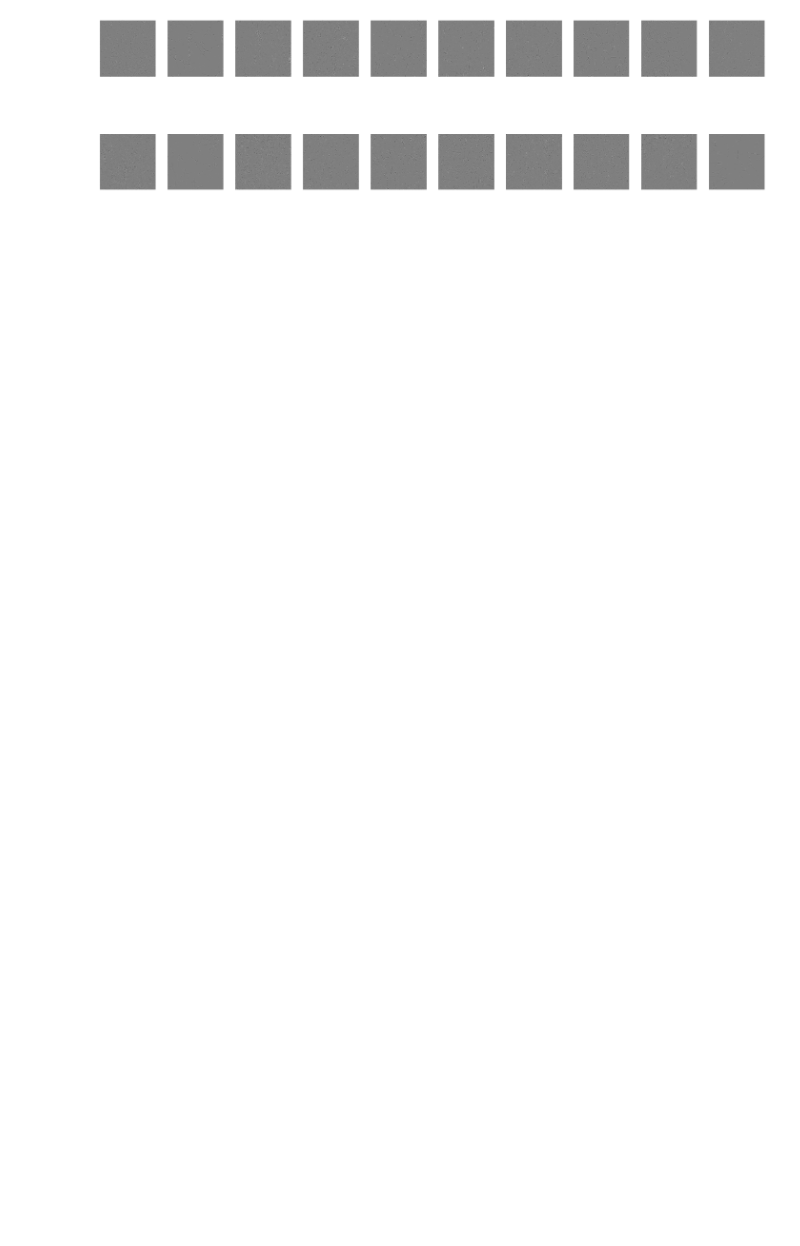
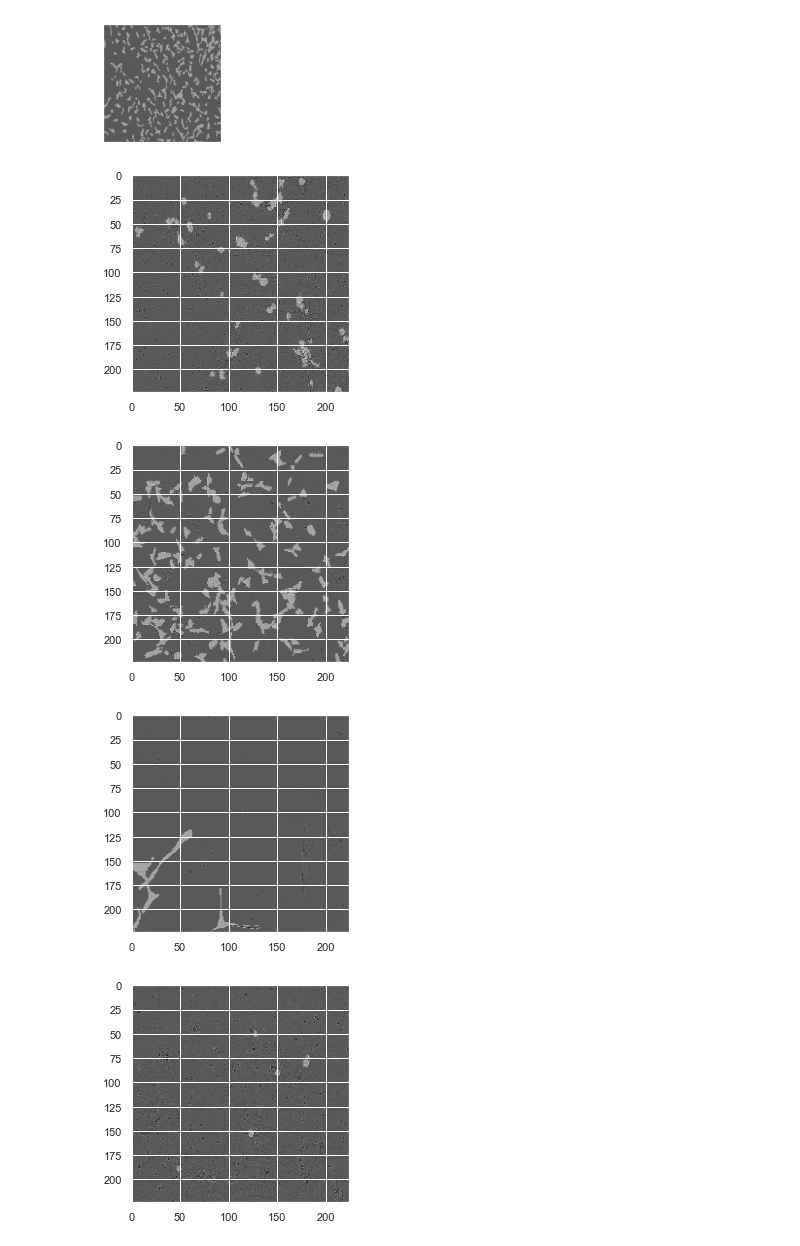
Before and after one commit to nclgbd/Sartorius-Cell-Instance-Segmentation, a Jupyter notebook: Setup-Exploration.ipynb, the cells around one changed output. Drawn from its saved outputs; the diff is of its cells as text; code cells hidden in the pictures; blank space fills up the shorter version.

Commit message:
Got the display to work, though it's displaying oddly. Switched from pandas to vaex (thanks ragepoop). Train function currently broken

```diff
--- a/Setup-Exploration.ipynb
+++ b/Setup-Exploration.ipynb
@@ -57,7 +75,7 @@ ds_train = CellDataset(df_train)
 # %%
 dl_train = DataLoader(
     ds_train,
-    batch_size=64,
+    batch_size=config.BATCH_SIZE,
     num_workers=4,
     pin_memory=True,
     shuffle=False
@@ -88,5 +83,5 @@ def _im_convert(tensor, mean=(0.485, 0.456, 0.406), std=(0.229, 0.224, 0.225)):
 # %%
-def display_dataset(ds, dl):
+def display_dataset(dl):
     """
     Displays the dataset. Useful for making sure your data was loaded properly.
     """
@@ -95,10 +90,10 @@ def display_dataset(ds, dl):
     images, labels = dataiter.next()
     fig = plt.figure(figsize=(25, 8))
 
-    for idx in np.arange(min(64, 20)):
+    for idx in np.arange(min(config.BATCH_SIZE, 20)):
         ax = fig.add_subplot(2, 10, idx+1, xticks=[], yticks=[])
-        plt.imshow(_im_convert(images[idx], mean=config.MEAN, std=config.STD))
+        plt.imshow(im_convert(images[idx], mean=config.MEAN, std=config.STD))
         # plt.show()
-        # plt.imshow(ds[idx][0], alpha=0.3)
-        # plt.show()
+        plt.imshow(im_convert(labels[idx], mean=(0, 0, 0), std=(1, 1, 1)), alpha=0.3)
+        plt.show();
         # ax.set_title(train_utils.classes[labels[idx].numpy()])
@@ -107,4 +100,8 @@ def display_dataset(ds, dl):
 # %%
-display_dataset(ds=ds_train, dl=dl_train)
+display_dataset(dl=dl_train)
 # %% [output]
-[figure, old version]
+[figure, new version]
+[figure, added]
+[figure, added]
+[figure, added]
+[figure, added]
```
Also changed, not shown: parts of 13 cells of this notebook, 4 other files.
